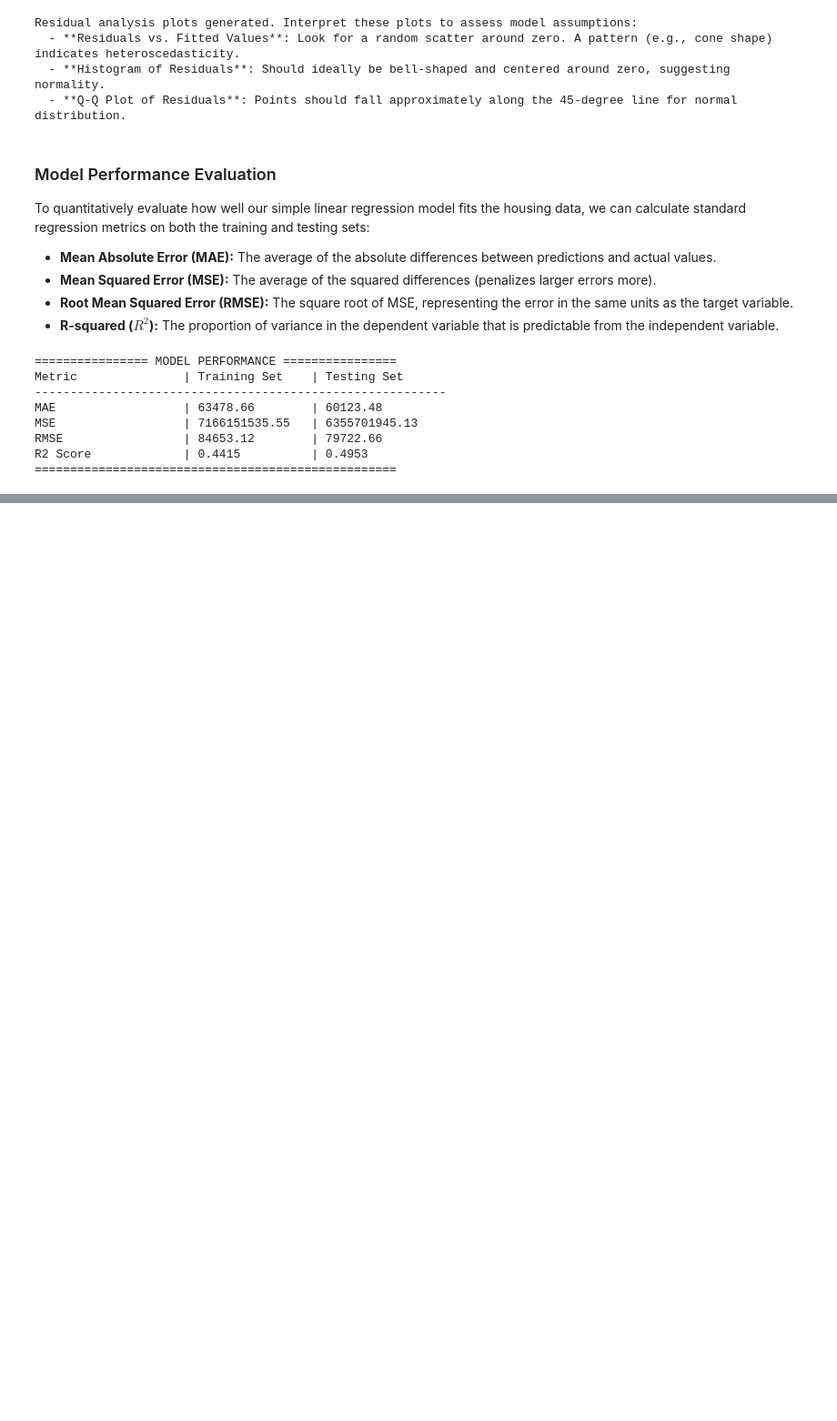
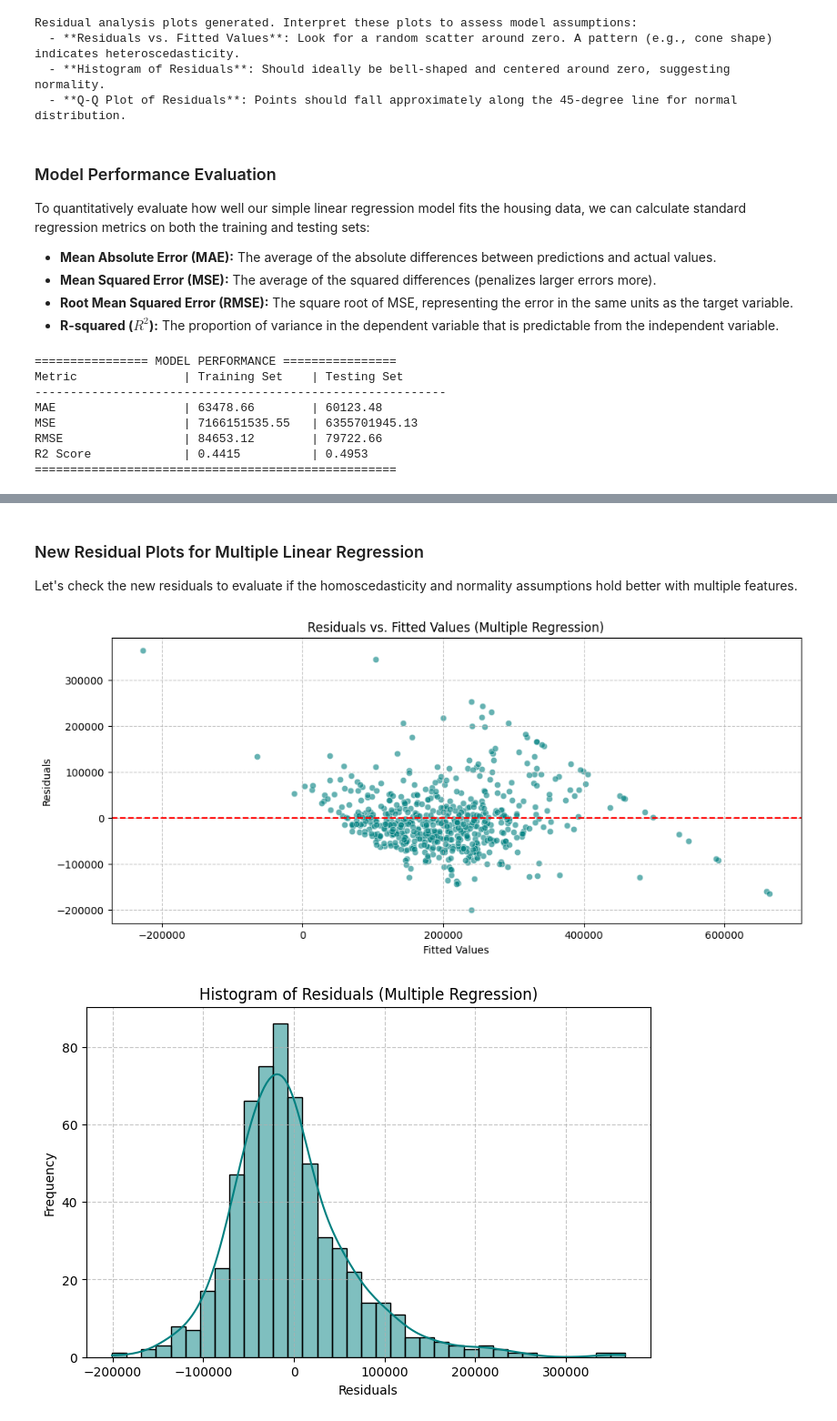
Before and after one commit to Pheonix1795/MDS_LAB, a Jupyter notebook: MDS_WEEK(6,7,8).ipynb, the cells around one changed output, grey strips where cells are left out. Shown at 91% size. Saved outputs shown, nothing was run; the diff lists cells and outputs as text; code cells hidden in the pictures; blank space fills up the shorter version.

```diff
--- a/MDS_WEEK(6,7,8).ipynb
+++ b/MDS_WEEK(6,7,8).ipynb
@@ -203,0 +280,27 @@ R2 Score             | 0.4415          | 0.4953
+# %% [markdown]
+### New Residual Plots for Multiple Linear Regression
+
+Let's check the new residuals to evaluate if the homoscedasticity and normality assumptions hold better with multiple features.
+# %%
+if 'residuals_m' in locals():
+    # 1. Residuals vs. Fitted Values Plot (Multiple Regression)
+    plt.figure(figsize=(12, 5))
+    sns.scatterplot(x=y_test_pred_m, y=residuals_m, alpha=0.6, color='teal')
+    plt.axhline(y=0, color='r', linestyle='--')
+    plt.title('Residuals vs. Fitted Values (Multiple Regression)')
+    plt.xlabel('Fitted Values')
+    plt.ylabel('Residuals')
+    plt.grid(True, linestyle='--', alpha=0.7)
+    plt.show()
+
+    # 2. Histogram of Residuals (Multiple Regression)
+    plt.figure(figsize=(8, 5))
+    sns.histplot(residuals_m, kde=True, color='teal')
+    plt.title('Histogram of Residuals (Multiple Regression)')
+    plt.xlabel('Residuals')
+    plt.ylabel('Frequency')
+    plt.grid(True, linestyle='--', alpha=0.7)
+    plt.show()
+# %% [output]
+[figure, added]
+[figure, added]
```
Also changed, not shown: parts of 14 cells of this notebook.
